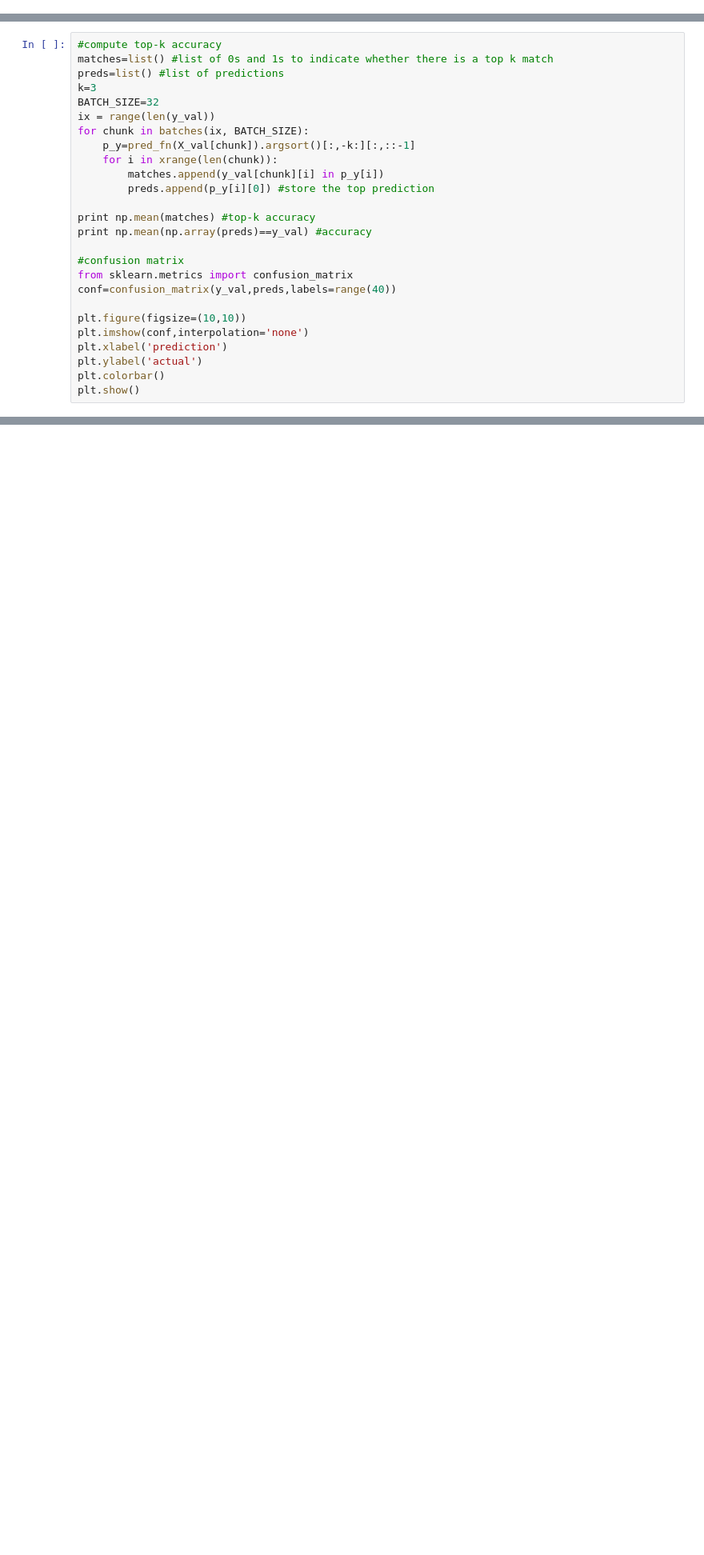
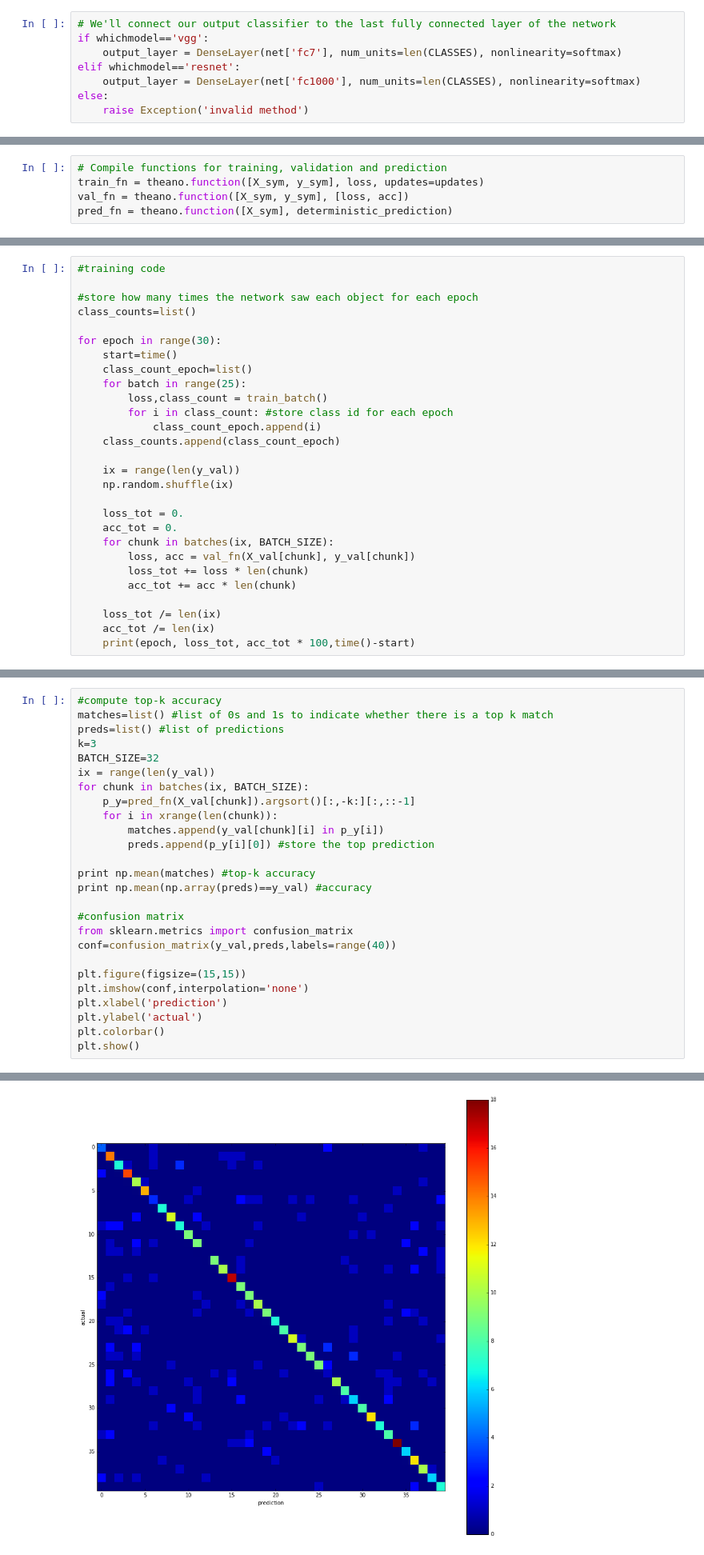
Before and after one commit to branchvincent/arc-reactor, a Jupyter notebook: src/perception/CNN_finetuning_ARC2017.ipynb, the cells around one changed output, grey strips where cells are left out. Shown at 80% size. Cells and saved outputs as stored; diff of their text form; blank space fills up the shorter version.

Commit message:
includes option for resnet50

```diff
--- a/src/perception/CNN_finetuning_ARC2017.ipynb
+++ b/src/perception/CNN_finetuning_ARC2017.ipynb
@@ -691,0 +828,8 @@ X_val = np.vstack(X_val).astype(np.float32)
+# %%
+# We'll connect our output classifier to the last fully connected layer of the network
+if whichmodel=='vgg':
+    output_layer = DenseLayer(net['fc7'], num_units=len(CLASSES), nonlinearity=softmax)
+elif whichmodel=='resnet':
+    output_layer = DenseLayer(net['fc1000'], num_units=len(CLASSES), nonlinearity=softmax)
+else:
+    raise Exception('invalid method')
@@ -691,0 +869,5 @@ X_val = np.vstack(X_val).astype(np.float32)
+# %%
+# Compile functions for training, validation and prediction
+train_fn = theano.function([X_sym, y_sym], loss, updates=updates)
+val_fn = theano.function([X_sym, y_sym], [loss, acc])
+pred_fn = theano.function([X_sym], deterministic_prediction)
@@ -691,0 +895,28 @@ X_val = np.vstack(X_val).astype(np.float32)
+# %%
+#training code
+
+#store how many times the network saw each object for each epoch
+class_counts=list()
+
+for epoch in range(30):
+    start=time()
+    class_count_epoch=list()
+    for batch in range(25):
+        loss,class_count = train_batch()
+        for i in class_count: #store class id for each epoch
+            class_count_epoch.append(i)
+    class_counts.append(class_count_epoch)
+
+    ix = range(len(y_val))
+    np.random.shuffle(ix)
+
+    loss_tot = 0.
+    acc_tot = 0.
+    for chunk in batches(ix, BATCH_SIZE):
+        loss, acc = val_fn(X_val[chunk], y_val[chunk])
+        loss_tot += loss * len(chunk)
+        acc_tot += acc * len(chunk)
+
+    loss_tot /= len(ix)
+    acc_tot /= len(ix)
+    print(epoch, loss_tot, acc_tot * 100,time()-start)
@@ -709,9 +974,10 @@ print np.mean(np.array(preds)==y_val) #accuracy
 from sklearn.metrics import confusion_matrix
 conf=confusion_matrix(y_val,preds,labels=range(40))
 
-plt.figure(figsize=(10,10))
+plt.figure(figsize=(15,15))
 plt.imshow(conf,interpolation='none')
 plt.xlabel('prediction')
 plt.ylabel('actual')
 plt.colorbar()
 plt.show()
+# %% [output]
@@ -717,0 +986 @@ plt.show()
+[figure, added]
```
Also changed, not shown: parts of 58 cells of this notebook.
